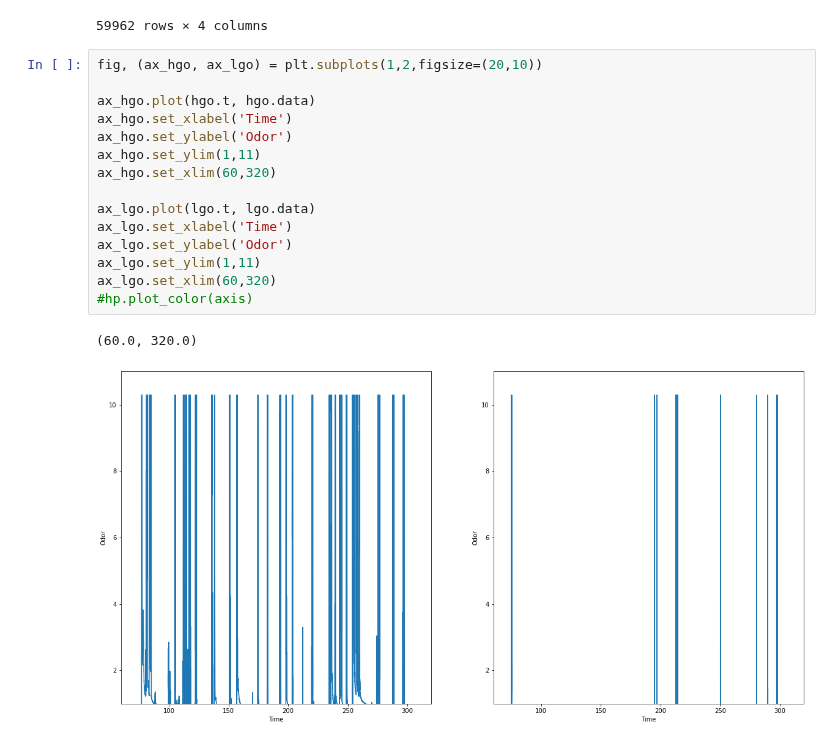
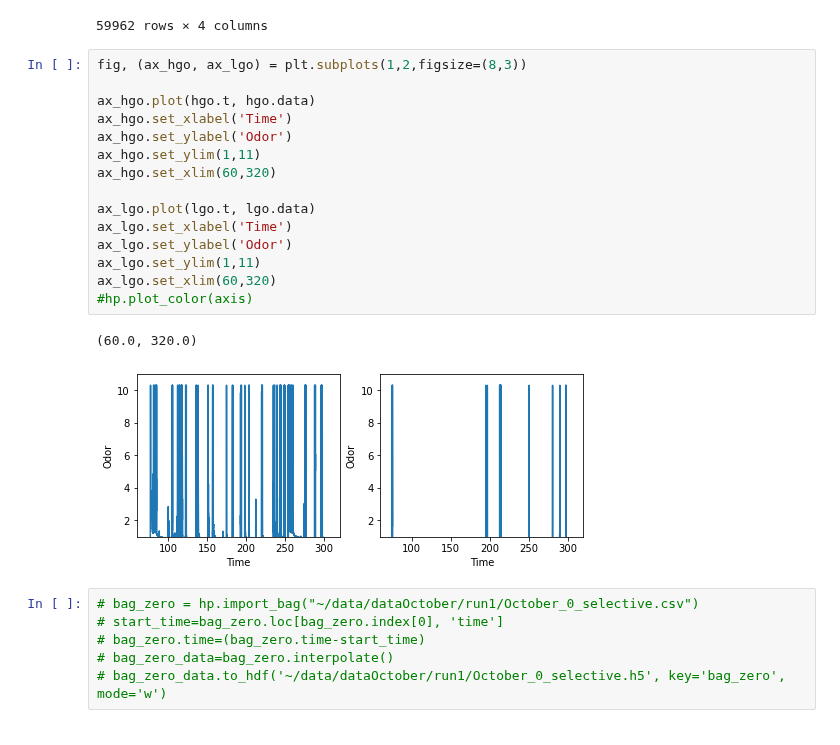
Before and after one commit to arunavanag591/odor_analysis, a Jupyter notebook: data_exploration/odor_analysis.ipynb, the cells around one changed output. Saved outputs shown, nothing was run; the diff lists cells and outputs as text.

```diff
--- a/data_exploration/odor_analysis.ipynb
+++ b/data_exploration/odor_analysis.ipynb
@@ -185,20 +186,26 @@ Using only the first key:  analog_output
 | 59961 | 0.185573 | 1602179689 | 596257144 | 299.804176 |
 59962 rows × 4 columns
 # %%
-fig, (ax_hgo, ax_lgo) = plt.subplots(1,2,figsize=(20,10))
+fig, (ax_hgo, ax_lgo) = plt.subplots(1,2,figsize=(8,3))
 
 ax_hgo.plot(hgo.t, hgo.data)
 ax_hgo.set_xlabel('Time')
 ax_hgo.set_ylabel('Odor')
 ax_hgo.set_ylim(1,11)
 ax_hgo.set_xlim(60,320)
 
 ax_lgo.plot(lgo.t, lgo.data)
 ax_lgo.set_xlabel('Time')
 ax_lgo.set_ylabel('Odor')
 ax_lgo.set_ylim(1,11)
 ax_lgo.set_xlim(60,320)
 #hp.plot_color(axis)
 # %% [output]
 (60.0, 320.0)
-[figure, old version]
+[figure, new version]
+# %%
+# bag_zero = hp.import_bag("~/data/dataOctober/run1/October_0_selective.csv")
+# start_time=bag_zero.loc[bag_zero.index[0], 'time']
+# bag_zero.time=(bag_zero.time-start_time)
+# bag_zero_data=bag_zero.interpolate()
+# bag_zero_data.to_hdf('~/data/dataOctober/run1/October_0_selective.h5', key='bag_zero', mode='w')
```
Also changed, not shown: parts of 9 cells of this notebook, 1 other file.
